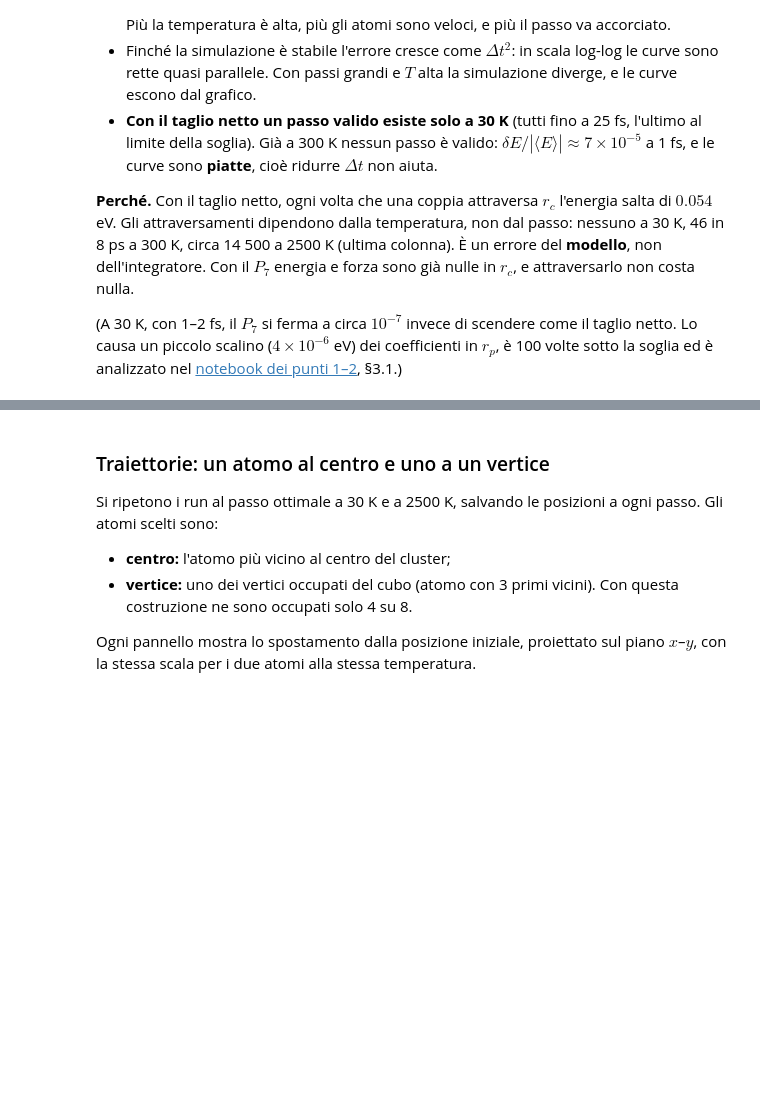
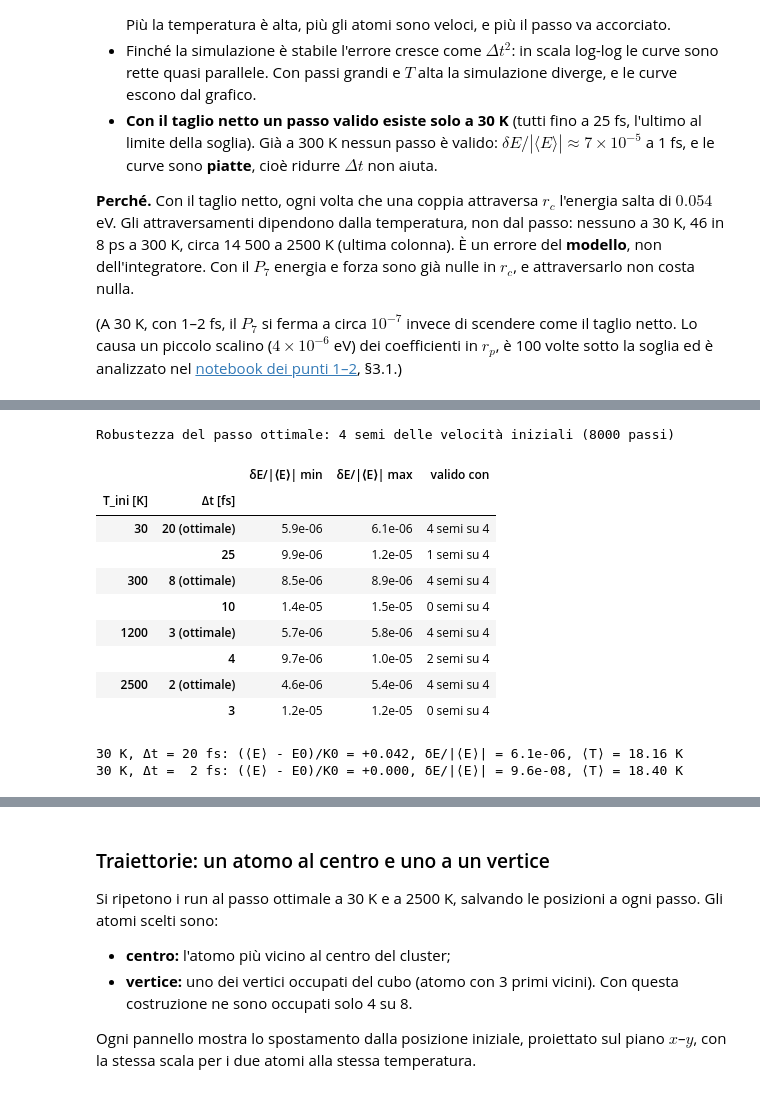
Before and after one commit to francescobellina/computational-course, a Jupyter notebook: notebooks/06_esercizio1_md/esercizio1_part1_2.ipynb, the cells around one changed output, grey strips where cells are left out. Drawn from its saved outputs; the diff is of its cells as text; code cells hidden in the pictures; blank space fills up the shorter version.

```diff
--- a/notebooks/06_esercizio1_md/esercizio1_part1_2.ipynb
+++ b/notebooks/06_esercizio1_md/esercizio1_part1_2.ipynb
@@ -332,0 +349,34 @@ coefficienti in $r_p$, è 100 volte sotto la soglia ed è analizzato nel
+# %%
+SEMI4 = (SEED, 20260101, 555000111, 987654321)
+righe = []
+for t in T_P1:
+    i = DTS_FS.index(DT_OTT[t])
+    for dt in DTS_FS[i:i + 2]:
+        de = np.array([prova(raccordo, pos0, t, dt, NSTEPS, seed=s)["dE_rel"] for s in SEMI4])
+        righe.append({"T_ini [K]": f"{t:g}", "Δt [fs]": f"{dt:g}" + (" (ottimale)" if dt == DT_OTT[t] else ""),
+                      "δE/|⟨E⟩| min": f"{np.nanmin(de):.1e}", "δE/|⟨E⟩| max": f"{np.nanmax(de):.1e}",
+                      "valido con": f"{np.count_nonzero(de < SOGLIA)} semi su 4"})
+display(pd.DataFrame(righe).set_index(["T_ini [K]", "Δt [fs]"]).style.set_caption(
+    "Robustezza del passo ottimale: 4 semi delle velocità iniziali (8000 passi)"))
+
+for dt in (DT_OTT[30.0], 2):
+    p = prova(raccordo, pos0, 30.0, dt, NSTEPS)
+    res = p["res"]
+    k0, e0 = kinetic_energy(velocita(pos0, 30.0), MASS), raccordo(pos0)[0]
+    ith = int(round(T_TH_PS * 1000 / dt))
+    print(f"30 K, Δt = {dt:2g} fs: (⟨E⟩ - E0)/K0 = {(np.mean(res['etot'][ith:]) - e0 - k0) / k0:+.3f}, "
+          f"δE/|⟨E⟩| = {p['dE_rel']:.1e}, ⟨T⟩ = {p['T_mean']:.2f} K")
+# %% [output]
+Robustezza del passo ottimale: 4 semi delle velocità iniziali (8000 passi)
+|  |  | δE/|⟨E⟩| min | δE/|⟨E⟩| max | valido con |
+| T_ini [K] | Δt [fs] |  |  |  |
+| 30 | 20 (ottimale) | 5.9e-06 | 6.1e-06 | 4 semi su 4 |
+|  | 25 | 9.9e-06 | 1.2e-05 | 1 semi su 4 |
+| 300 | 8 (ottimale) | 8.5e-06 | 8.9e-06 | 4 semi su 4 |
+|  | 10 | 1.4e-05 | 1.5e-05 | 0 semi su 4 |
+| 1200 | 3 (ottimale) | 5.7e-06 | 5.8e-06 | 4 semi su 4 |
+|  | 4 | 9.7e-06 | 1.0e-05 | 2 semi su 4 |
+| 2500 | 2 (ottimale) | 4.6e-06 | 5.4e-06 | 4 semi su 4 |
+|  | 3 | 1.2e-05 | 1.2e-05 | 0 semi su 4 |
+30 K, Δt = 20 fs: (⟨E⟩ - E0)/K0 = +0.042, δE/|⟨E⟩| = 6.1e-06, ⟨T⟩ = 18.16 K
+30 K, Δt =  2 fs: (⟨E⟩ - E0)/K0 = +0.000, δE/|⟨E⟩| = 9.6e-08, ⟨T⟩ = 18.40 K
```
Also changed, not shown: parts of 7 cells of this notebook, 11 other files.
